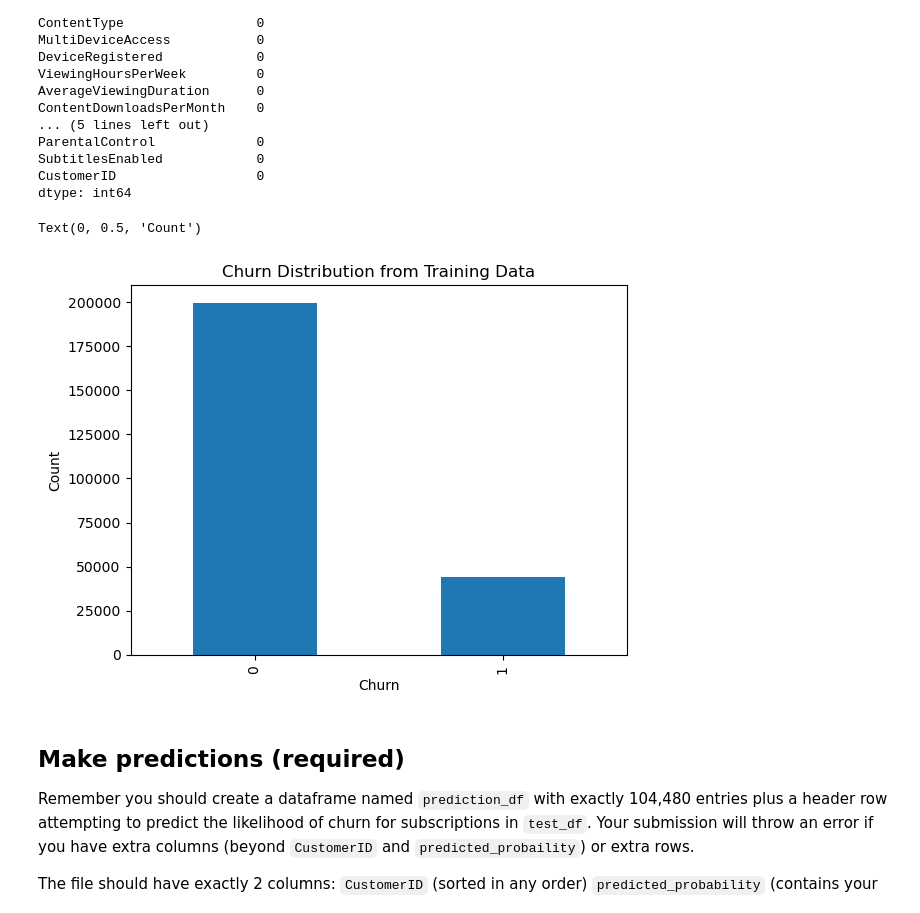
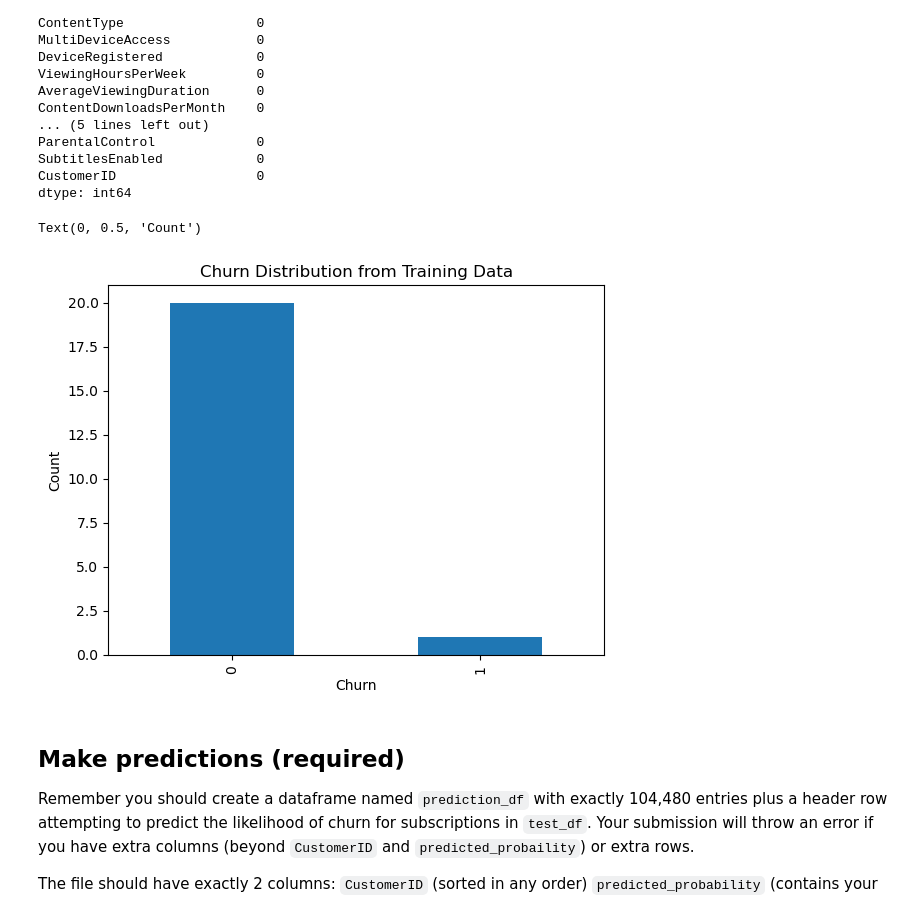
Before and after one commit to alliajagbe/churn-prediction, a Jupyter notebook: ChurnPrediction.ipynb, the cells around one changed output. Drawn from its saved outputs; the diff is of its cells as text; code cells hidden in the pictures.

Commit message:
encoded training data

```diff
--- a/ChurnPrediction.ipynb
+++ b/ChurnPrediction.ipynb
@@ -166,14 +166,14 @@ train_columns = train_df.columns
 train_encoded = pd.get_dummies(train_columns)
 # %%
 # visualizing the data
-train_df['Churn'].value_counts().plot(kind='bar')
+train_encoded['Churn'].value_counts().plot(kind='bar')
 
 plt.title('Churn Distribution from Training Data')
 plt.xlabel('Churn')
 plt.ylabel('Count')
 # %% [output]
 Text(0, 0.5, 'Count')
-[figure, old version]
+[figure, new version]
 # %% [markdown]
 ## Make predictions (required)
 
```
Also changed, not shown: parts of 1 cell of this notebook.
